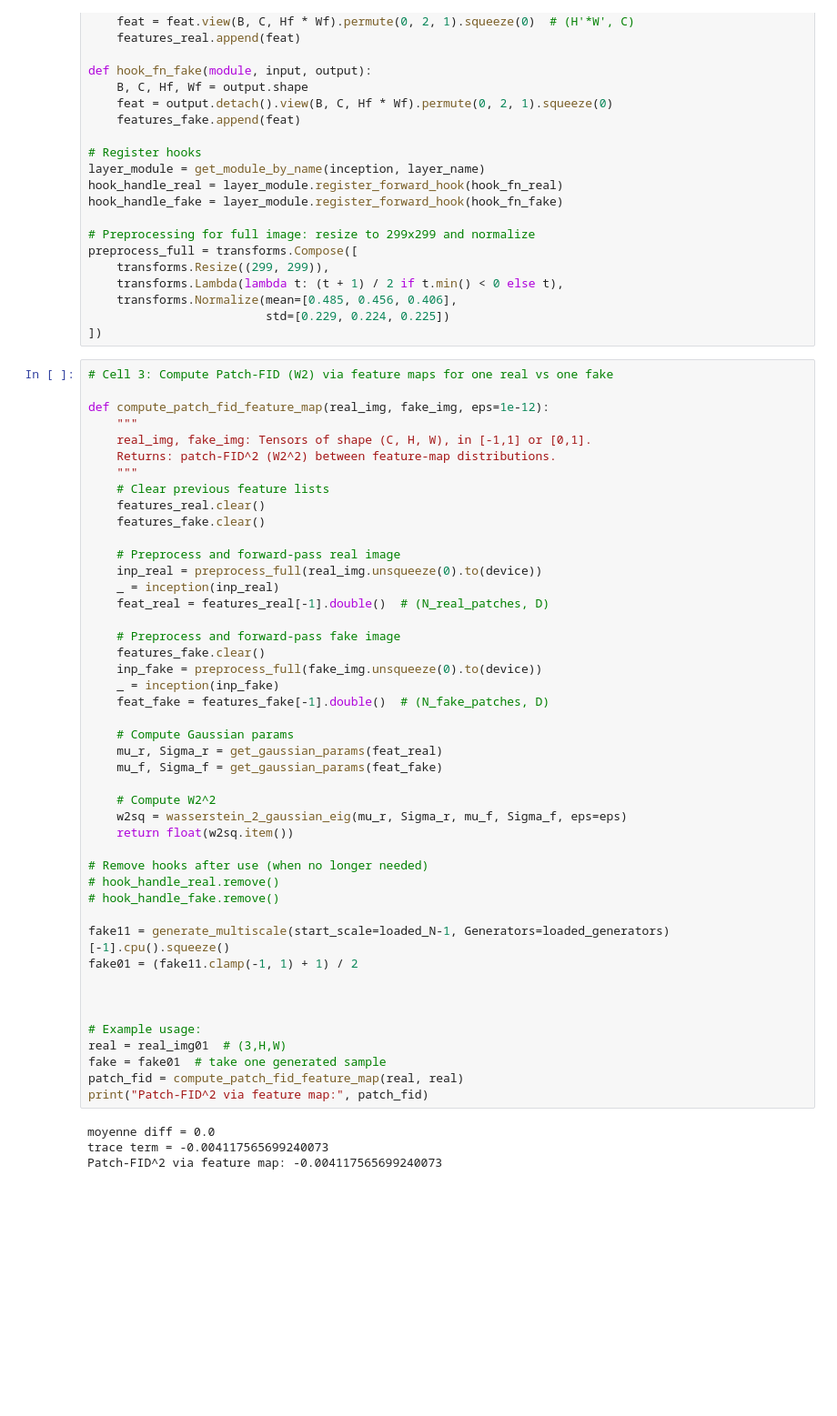
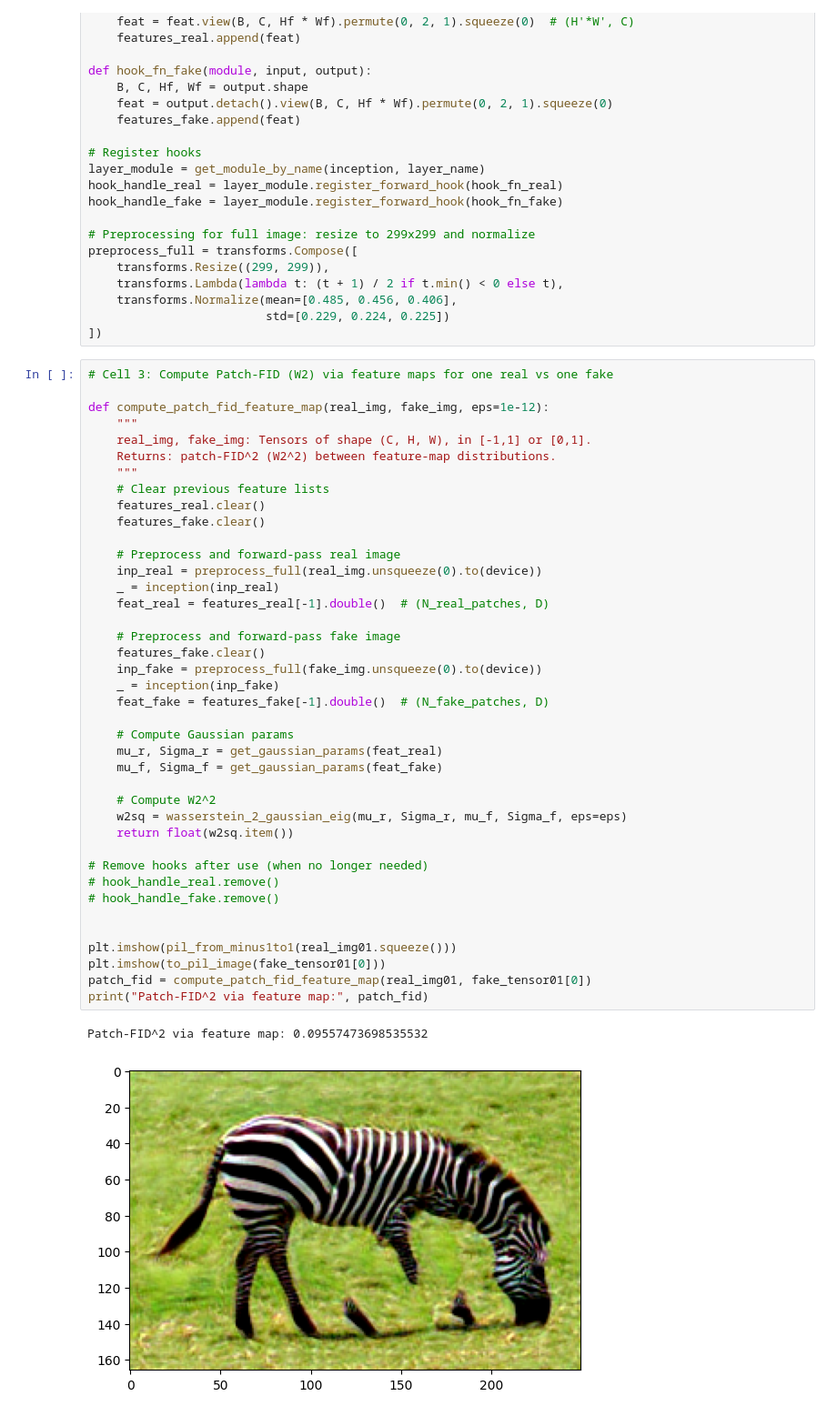
Before and after one commit to Loudwig/SinGan, a Jupyter notebook: evaluate_model.ipynb, the cells around one changed output. Shown at 91% size. Cells and saved outputs as stored; diff of their text form; blank space fills up the shorter version.

```diff
--- a/evaluate_model.ipynb
+++ b/evaluate_model.ipynb
@@ -699,41 +521,35 @@ def compute_patch_fid_feature_map(real_img, fake_img, eps=1e-12):
     # Clear previous feature lists
     features_real.clear()
     features_fake.clear()
 
     # Preprocess and forward-pass real image
     inp_real = preprocess_full(real_img.unsqueeze(0).to(device))
     _ = inception(inp_real)
     feat_real = features_real[-1].double()  # (N_real_patches, D)
 
     # Preprocess and forward-pass fake image
     features_fake.clear()
     inp_fake = preprocess_full(fake_img.unsqueeze(0).to(device))
     _ = inception(inp_fake)
     feat_fake = features_fake[-1].double()  # (N_fake_patches, D)
 
     # Compute Gaussian params
     mu_r, Sigma_r = get_gaussian_params(feat_real)
     mu_f, Sigma_f = get_gaussian_params(feat_fake)
 
     # Compute W2^2
     w2sq = wasserstein_2_gaussian_eig(mu_r, Sigma_r, mu_f, Sigma_f, eps=eps)
     return float(w2sq.item())
 
 # Remove hooks after use (when no longer needed)
 # hook_handle_real.remove()
 # hook_handle_fake.remove()
 
-fake11 = generate_multiscale(start_scale=loaded_N-1, Generators=loaded_generators)[-1].cpu().squeeze()
-fake01 = (fake11.clamp(-1, 1) + 1) / 2
 
-
-
-# Example usage:
-real = real_img01  # (3,H,W)
-fake = fake01  # take one generated sample
-patch_fid = compute_patch_fid_feature_map(real, real)
+plt.imshow(pil_from_minus1to1(real_img01.squeeze()))
+plt.imshow(to_pil_image(fake_tensor01[0]))
+patch_fid = compute_patch_fid_feature_map(real_img01, fake_tensor01[0])
 print("Patch-FID^2 via feature map:", patch_fid)
 # %% [output]
-moyenne diff = 0.0
-trace term = -0.004117565699240073
-Patch-FID^2 via feature map: -0.004117565699240073
+Patch-FID^2 via feature map: 0.09557473698535532
+[figure, added]
```
Also changed, not shown: parts of 29 cells of this notebook, 19 other files.
